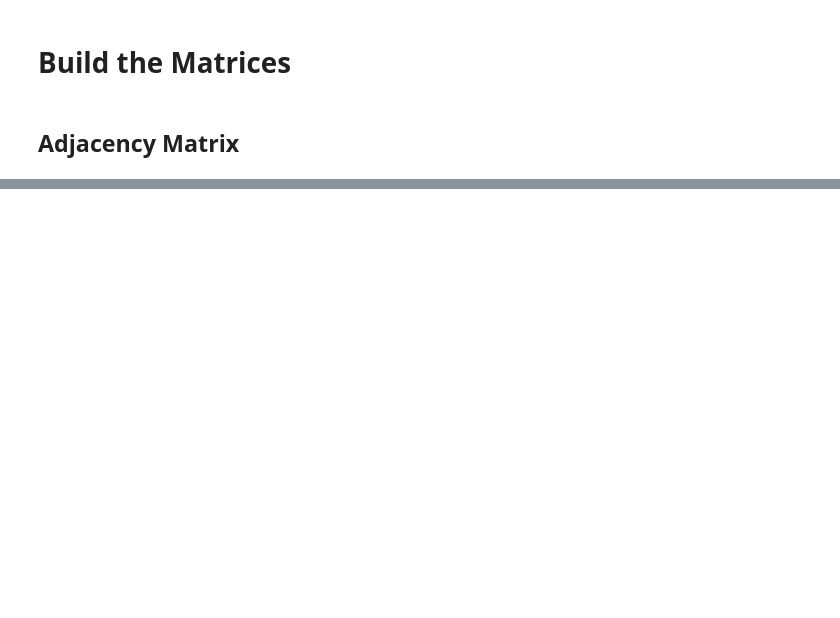
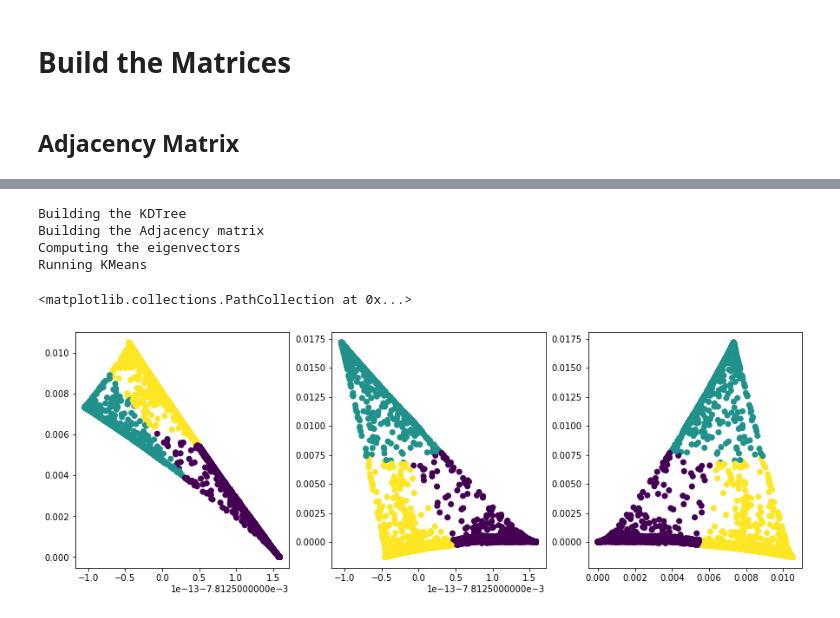
Before and after one commit to thast/numerical-journeys, a Jupyter notebook: jupyter notebooks/Spectral Clustering from scratch or almost.ipynb, the cells around one changed output, grey strips where cells are left out. Drawn from its saved outputs; the diff is of its cells as text; code cells hidden in the pictures; blank space fills up the shorter version.

```diff
--- a/jupyter notebooks/Spectral Clustering from scratch or almost.ipynb
+++ b/jupyter notebooks/Spectral Clustering from scratch or almost.ipynb
@@ -80,0 +186,39 @@ Text(0.5, 1.0, 'SPECTRAL CLUSTERING CLASSIFICATION PREDICTION')
+# %%
+# built the data to train the tree
+x = np.linspace(0,1.,astronaut.shape[0])
+y = np.linspace(0,1.,astronaut.shape[1])
+
+X,Y = np.meshgrid(x,y)
+
+#normalize the data
+rgb = astronaut.reshape(-1,3)/255.
+r = yeojohnson(rgb[:,0])[0]
+g = yeojohnson(rgb[:,1])[0]
+b = yeojohnson(rgb[:,2])[0]
+
+image_data = np.c_[
+    #yeojohnson(X.flatten())[0].reshape(-1,1),
+    #yeojohnson(Y.flatten())[0].reshape(-1,1),
+    r,g,b
+]
+# %%
+spectral_ast, eigv_ast = spectral_clustering_laplacian(
+    rgb,
+    kneighbors=128,
+    keigenvalues=3, # dimensionality reduction
+    n_clusters=3,
+    tree_opts={'p':2}
+)
+# %% [output]
+Building the KDTree
+Building the Adjacency matrix
+Computing the eigenvectors
+Running KMeans
+# %%
+fig, ax = plt.subplots(1,3,figsize=(15,5))
+ax[0].scatter(eigv_ast[:,0],eigv_ast[:,1],c=spectral_ast.labels_)
+ax[1].scatter(eigv_ast[:,0],eigv_ast[:,2],c=spectral_ast.labels_)
+ax[2].scatter(eigv_ast[:,1],eigv_ast[:,2],c=spectral_ast.labels_)
+# %% [output]
+<matplotlib.collections.PathCollection at 0x...>
+[figure, added]
```
Also changed, not shown: parts of 17 cells of this notebook.
